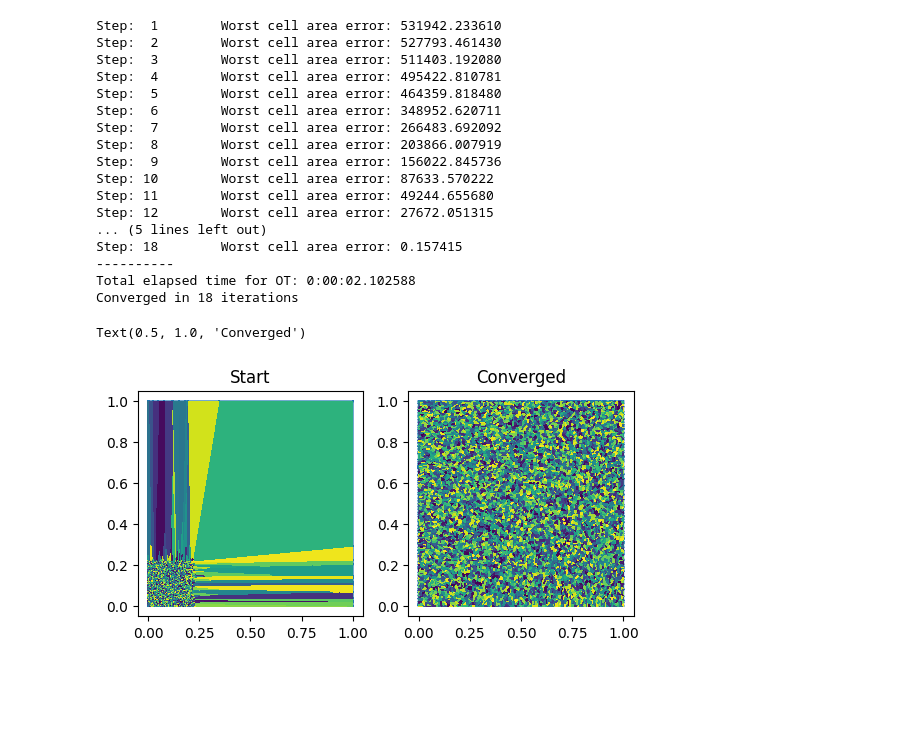
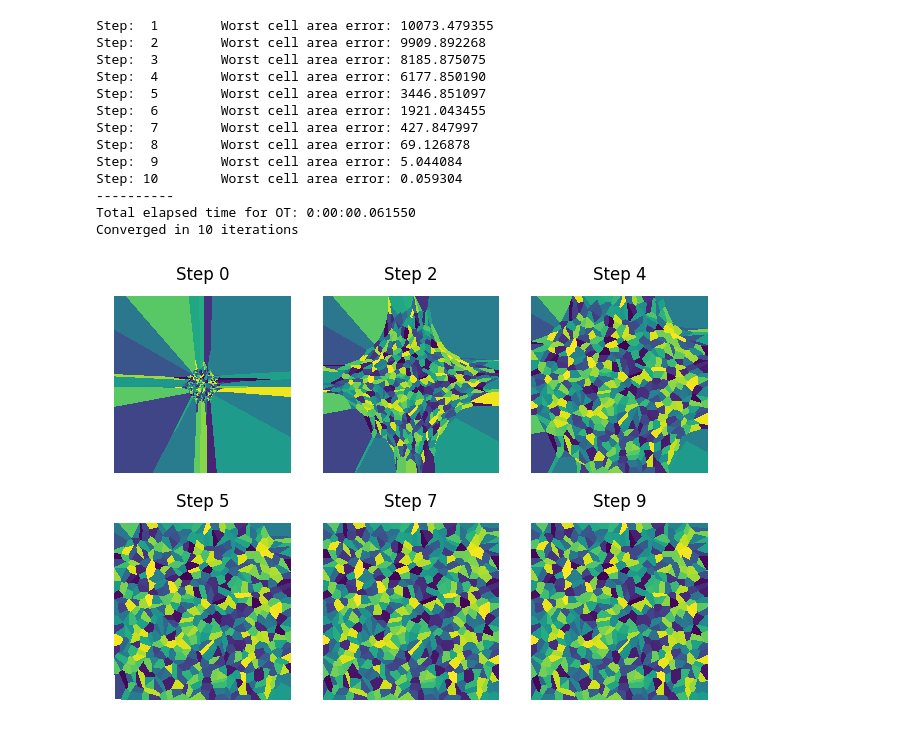
Before and after one commit to PlathC/pygeogram, a Jupyter notebook: examples/transport-2d.ipynb, the cells around one changed output. Saved outputs shown, nothing was run; the diff lists cells and outputs as text; code cells hidden in the pictures; blank space fills up the shorter version.

```diff
--- a/examples/transport-2d.ipynb
+++ b/examples/transport-2d.ipynb
@@ -214,7 +226,7 @@ class Transport:
 
         return H
 # %%
-N = 10000
+N = 500
 SHRINK_POINTS = True
 
 # Create points (random sampling of Omega)
@@ -222,11 +234,12 @@ seeds = np.random.rand(N, 2)
 
 # To demonstrate more interesting transport, cluster points in a zone
 if SHRINK_POINTS:
-    seeds *= 0.125 + seeds / 10.
+    seeds = 0.5 + (seeds - .5) * 1e-1
 
 (domain_vertices, domain_triangles) = geo.shape.quad()
 # %%
 import datetime
+import matplotlib.tri as tri
 
 starttime = datetime.datetime.now()
 
@@ -235,58 +248,49 @@ threshold = optimizer.nu_i * 0.01  # 1% of desired cell area
 current_error = np.inf
 
 iteration = 0
+
+plots = []
 while current_error > threshold:
     current_error = optimizer.step()
 
     iteration += 1
     print('Step: {:2d}\tWorst cell area error: {:.6f}'.format(iteration, 100.0 * current_error / optimizer.nu_i))
 
+    triangulation = tri.Triangulation(optimizer.voronoi.q[:, 0], optimizer.voronoi.q[:, 1], optimizer.voronoi.t)
+    plots += [ ( triangulation, optimizer.voronoi.tseed ) ]
+
+
 print('-'*10)
 print(f'Total elapsed time for OT: {datetime.datetime.now() - starttime}')
 print(f'Converged in {iteration} iterations')
 # %% [output]
-Step:  1        Worst cell area error: 531942.233610
-Step:  2        Worst cell area error: 527793.461430
-Step:  3        Worst cell area error: 511403.192080
-Step:  4        Worst cell area error: 495422.810781
-Step:  5        Worst cell area error: 464359.818480
-Step:  6        Worst cell area error: 348952.620711
-Step:  7        Worst cell area error: 266483.692092
-Step:  8        Worst cell area error: 203866.007919
-Step:  9        Worst cell area error: 156022.845736
-Step: 10        Worst cell area error: 87633.570222
-Step: 11        Worst cell area error: 49244.655680
-Step: 12        Worst cell area error: 27672.051315
-... (5 lines left out)
-Step: 18        Worst cell area error: 0.157415
+Step:  1        Worst cell area error: 10073.479355
+Step:  2        Worst cell area error: 9909.892268
+Step:  3        Worst cell area error: 8185.875075
+Step:  4        Worst cell area error: 6177.850190
+Step:  5        Worst cell area error: 3446.851097
+Step:  6        Worst cell area error: 1921.043455
+Step:  7        Worst cell area error: 427.847997
+Step:  8        Worst cell area error: 69.126878
+Step:  9        Worst cell area error: 5.044084
+Step: 10        Worst cell area error: 0.059304
 ----------
-Total elapsed time for OT: 0:00:02.102588
-Converged in 18 iterations
+Total elapsed time for OT: 0:00:00.061550
+Converged in 10 iterations
 # %%
 import matplotlib.pyplot as plt
-import matplotlib.tri as tri
 
-voronoi = geo.Voronoi(seeds, np.zeros_like(optimizer.psi), domain_vertices=domain_vertices, domain_simplices=domain_triangles)
-triang  = tri.Triangulation(voronoi.q[:, 0], voronoi.q[:, 1], voronoi.t)
+fig, axes = plt.subplots( 2, 3 )
 
-f, (ax1, ax2) = plt.subplots(1, 2)
+indices = np.round(np.linspace(0, iteration - 1, 6)).astype(int)
+for n, i in enumerate(indices):
+    triangulation, tseed = plots[i]
 
-# Start
-ax1.set_aspect('equal')
-ax1.triplot(triang, '-', lw=1)
+    axes[n // 3, n % 3].set_aspect('equal')
+    axes[n // 3, n % 3].tripcolor(triangulation, tseed, shading='flat')
+    axes[n // 3, n % 3].set_title(f'Step {i}')
+    axes[n // 3, n % 3].set_axis_off()
 
-ax1.tripcolor(triang, voronoi.tseed, shading='flat')
-ax1.set_title('Start')
-
-# End
-voronoi = geo.Voronoi(seeds, optimizer.psi, domain_vertices=domain_vertices, domain_simplices=domain_triangles)
-triang  = tri.Triangulation(voronoi.q[:, 0], voronoi.q[:, 1], voronoi.t)
-
-ax2.set_aspect('equal')
-ax2.triplot(triang, '-', lw=1)
-
-ax2.tripcolor(triang, voronoi.tseed, shading='flat')
-ax2.set_title('Converged')
+fig.tight_layout()
 # %% [output]
-Text(0.5, 1.0, 'Converged')
-[figure, old version]
+[figure, new version]
```
Also changed, not shown: parts of 2 cells of this notebook.
